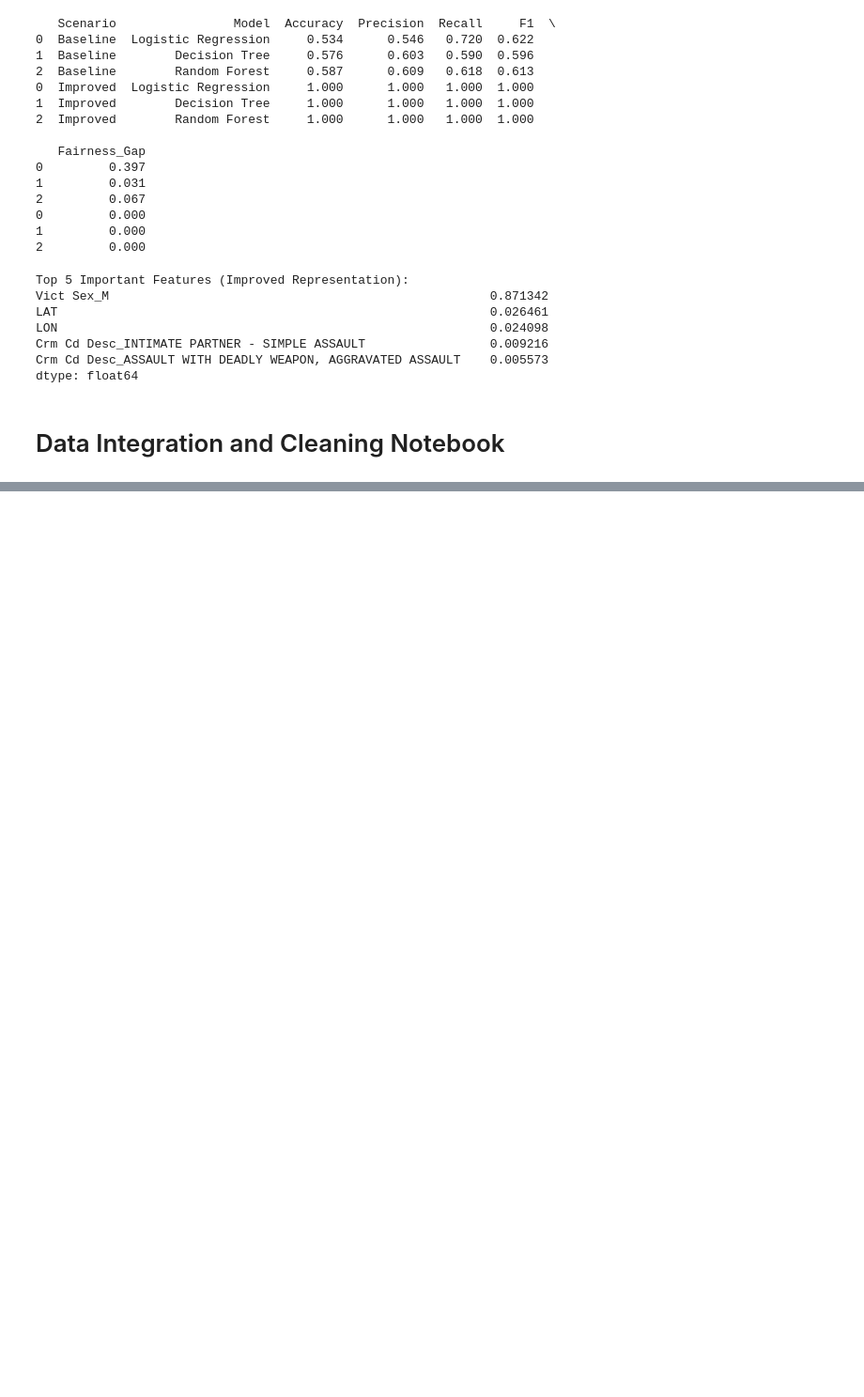
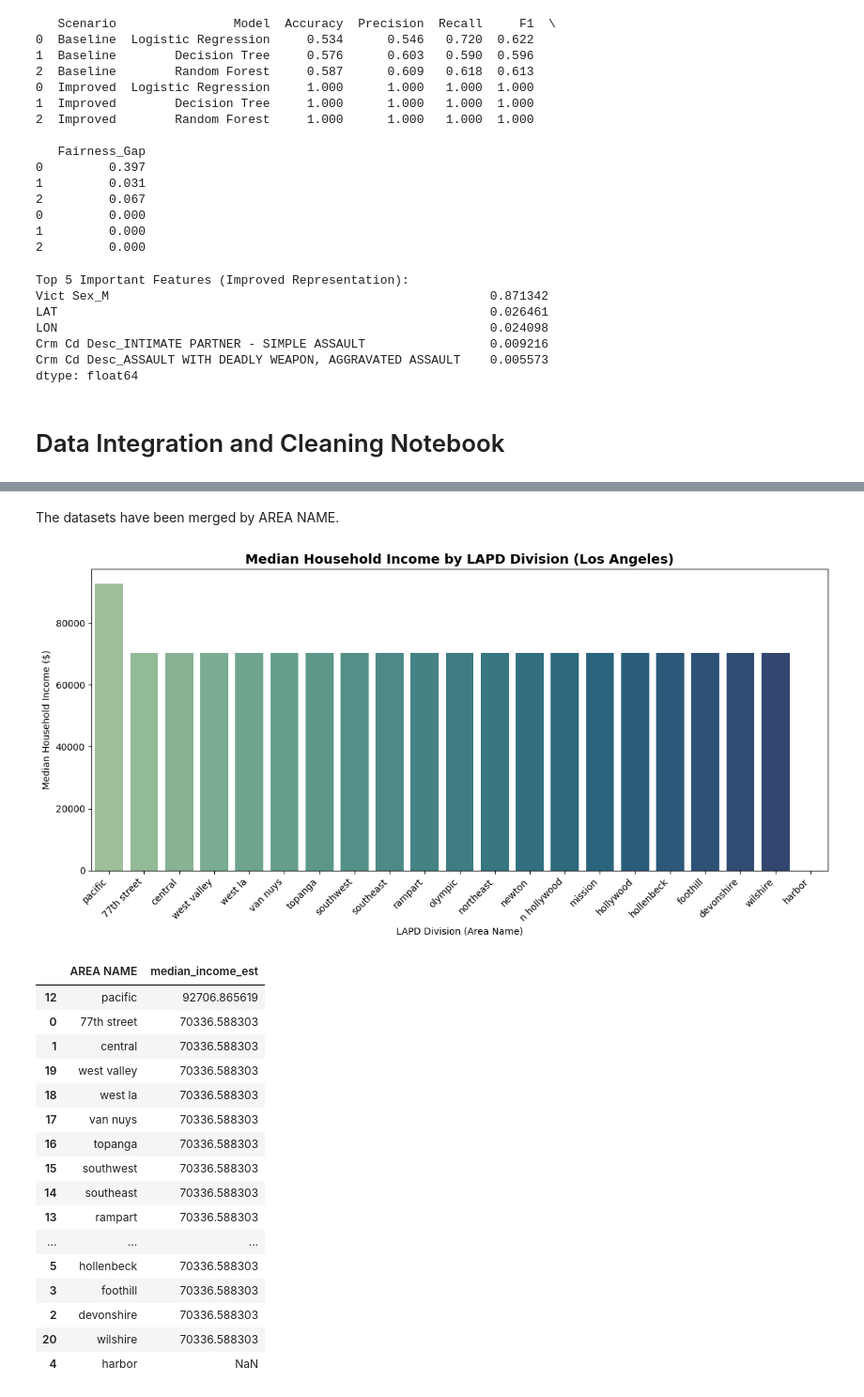
Before and after one commit to smmurali/DTSC_3602, a Jupyter notebook: dtsc3602_eda.ipynb, the cells around one changed output, grey strips where cells are left out. Shown at 94% size. Saved outputs shown, nothing was run; the diff lists cells and outputs as text; code cells hidden in the pictures; blank space fills up the shorter version.

```diff
--- a/dtsc3602_eda.ipynb
+++ b/dtsc3602_eda.ipynb
@@ -220,0 +181,8 @@ plt.show()
+# %%
+API_KEY = "84c860677c99f5cadf46c69bd917971eecc4cbc8"
+print(crime_df[['LAT', 'LON']].head())
+if (crime_df['LON'] > 0).any():
+    crime_df['LON'] = crime_df['LON'] * -1
+    print("✅ Longitude values corrected (multiplied by -1).")
+
+crime_df = crime_df.dropna(subset=['LAT', 'LON'])
@@ -220,0 +335,46 @@ plt.show()
+# %% [markdown]
+The datasets have been merged by AREA NAME.
+# %%
+income_summary = (
+    merged_df.groupby('AREA NAME')['median_income_est']
+    .median()
+    .reset_index()
+    .sort_values('median_income_est', ascending=False)
+)
+
+# Plot
+plt.figure(figsize=(12,6))
+sns.barplot(
+    data=income_summary,
+    x='AREA NAME',
+    y='median_income_est',
+    palette='crest'
+)
+
+plt.title("Median Household Income by LAPD Division (Los Angeles)", fontsize=14, weight='bold')
+plt.xlabel("LAPD Division (Area Name)")
+plt.ylabel("Median Household Income ($)")
+plt.xticks(rotation=45, ha='right')
+plt.tight_layout()
+plt.show()
+
+display(income_summary)
+# %% [output]
+[figure, added]
+|  | AREA NAME | median_income_est |
+| 12 | pacific | 92706.865619 |
+| 0 | 77th street | 70336.588303 |
+| 1 | central | 70336.588303 |
+| 19 | west valley | 70336.588303 |
+| 18 | west la | 70336.588303 |
+| 17 | van nuys | 70336.588303 |
+| 16 | topanga | 70336.588303 |
+| 15 | southwest | 70336.588303 |
+| 14 | southeast | 70336.588303 |
+| 13 | rampart | 70336.588303 |
+| ... | ... | ... |
+| 5 | hollenbeck | 70336.588303 |
+| 3 | foothill | 70336.588303 |
+| 2 | devonshire | 70336.588303 |
+| 20 | wilshire | 70336.588303 |
+| 4 | harbor | NaN |
```
Also changed, not shown: parts of 32 cells of this notebook.
